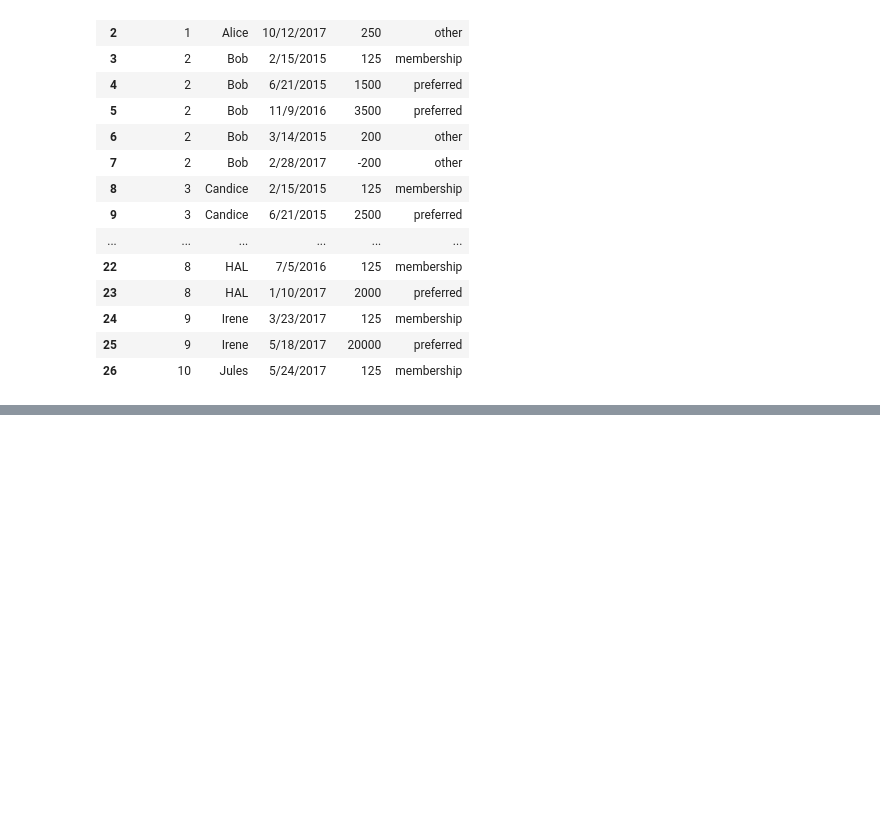
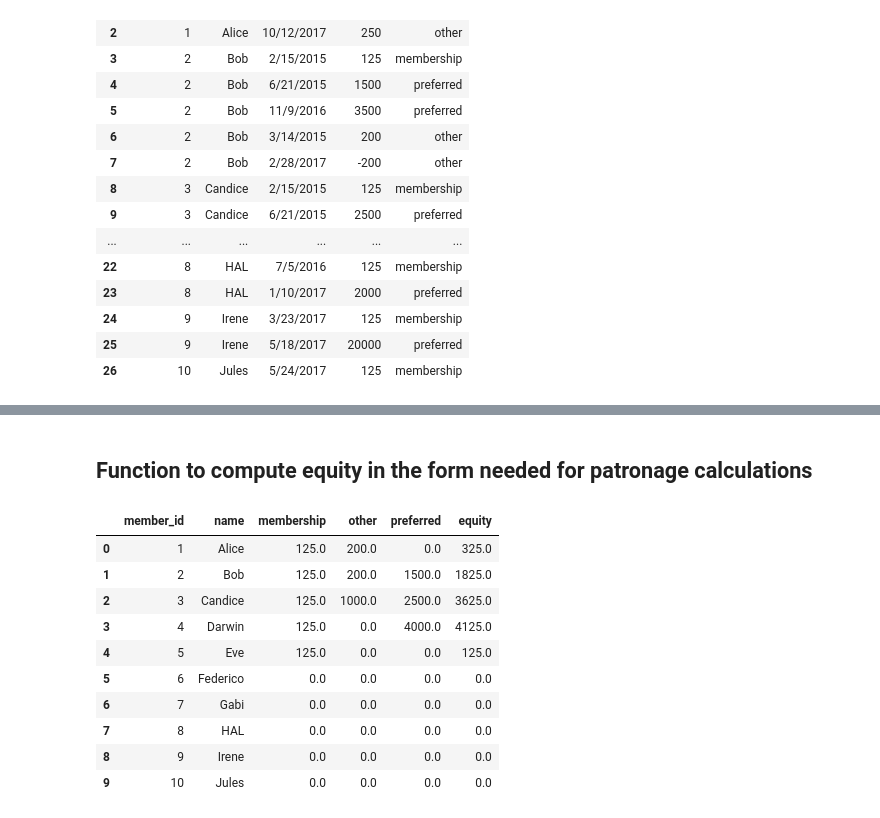
Before and after one commit to NathanielBlairStahn/sscofi, a Jupyter notebook: 04_sscofi_load_tables.ipynb, the cells around one changed output, grey strips where cells are left out. Drawn from its saved outputs; the diff is of its cells as text; code cells hidden in the pictures; blank space fills up the shorter version.

```diff
--- a/04_sscofi_load_tables.ipynb
+++ b/04_sscofi_load_tables.ipynb
@@ -289,0 +351,12 @@ membership_df
+# %%
+def split_by_year(contributions_df, current_year):
+    year = pd.to_datetime(contributions_df['date']).apply(lambda date: date.year)
+    past = contributions_df[year < current_year]
+    current = contributions_df[year == current_year]
+    future = contributions_df[year > current_year]
+    return past, current, future
+# %%
+past, current, future = split_by_year(contributions_df, 2016)
+print(past)
+print(current)
+print(future)
@@ -289,0 +421,2 @@ membership_df
+# %%
+members_df.set_index('member_id')
@@ -289,0 +450,24 @@ membership_df
+# %% [markdown]
+## Function to compute equity in the form needed for patronage calculations
+# %%
+def get_equity_df(members_df, contributions_df):
+    equity_df = contributions_df.pivot_table(
+        index=['member_id'], columns=['type'], values='amount', aggfunc=np.sum, fill_value=0)
+    equity_df = members_df.merge(equity_df, left_on='member_id', right_index=True, how='outer')
+    equity_df.fillna(0, inplace=True)
+    equity_df['equity'] = equity_df[['membership', 'preferred', 'other']].sum(axis=1)
+    return equity_df
+# %%
+get_equity_df(members_df, past)
+# %% [output]
+|  | member_id | name | membership | other | preferred | equity |
+| 0 | 1 | Alice | 125.0 | 200.0 | 0.0 | 325.0 |
+| 1 | 2 | Bob | 125.0 | 200.0 | 1500.0 | 1825.0 |
+| 2 | 3 | Candice | 125.0 | 1000.0 | 2500.0 | 3625.0 |
+| 3 | 4 | Darwin | 125.0 | 0.0 | 4000.0 | 4125.0 |
+| 4 | 5 | Eve | 125.0 | 0.0 | 0.0 | 125.0 |
+| 5 | 6 | Federico | 0.0 | 0.0 | 0.0 | 0.0 |
+| 6 | 7 | Gabi | 0.0 | 0.0 | 0.0 | 0.0 |
+| 7 | 8 | HAL | 0.0 | 0.0 | 0.0 | 0.0 |
+| 8 | 9 | Irene | 0.0 | 0.0 | 0.0 | 0.0 |
+| 9 | 10 | Jules | 0.0 | 0.0 | 0.0 | 0.0 |
```
Also changed, not shown: parts of 19 cells of this notebook.
